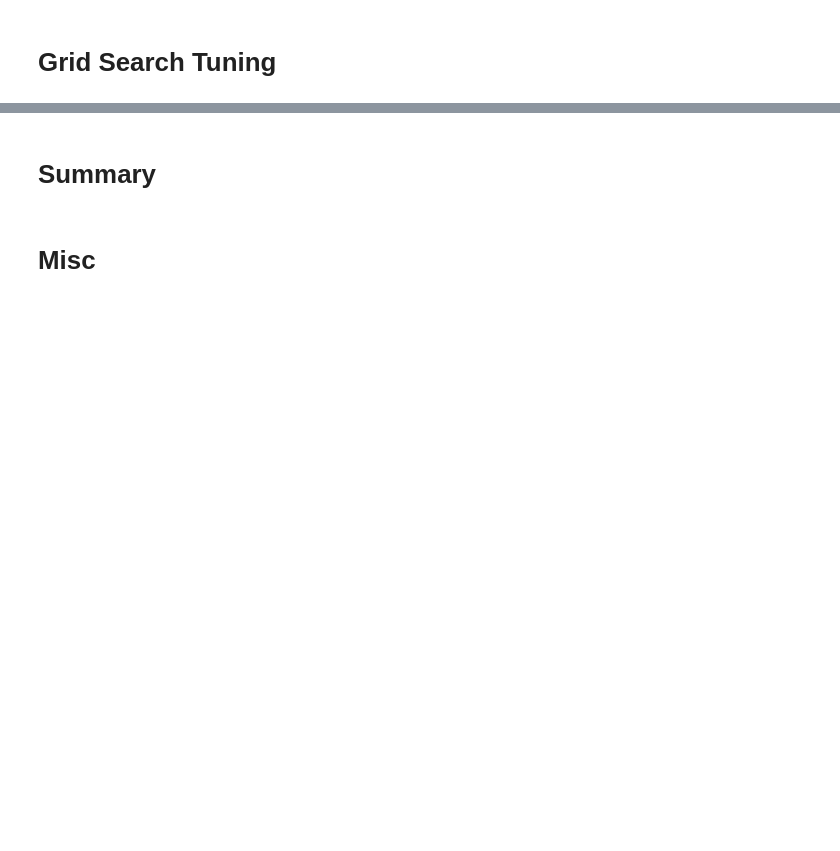
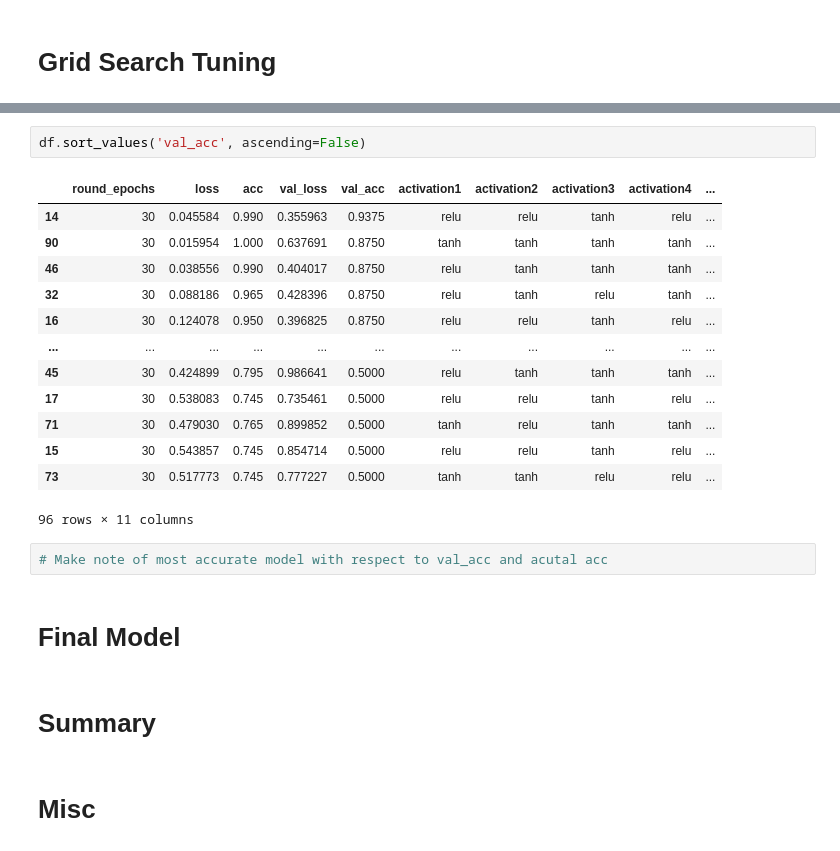
Before and after one commit to INV-VTL/P4-Project, a Jupyter notebook: Notebook.ipynb, the cells around one changed output, grey strips where cells are left out. Saved outputs shown, nothing was run; the diff lists cells and outputs as text; blank space fills up the shorter version.

```diff
--- a/Notebook.ipynb
+++ b/Notebook.ipynb
@@ -482,3 +796,23 @@ results_test
+# %%
+df.sort_values('val_acc', ascending=False)
+# %% [output]
+|  | round_epochs | loss | acc | val_loss | val_acc | activation1 | activation2 | activation3 | activation4 | ... |
+| 14 | 30 | 0.045584 | 0.990 | 0.355963 | 0.9375 | relu | relu | tanh | relu | ... |
+| 90 | 30 | 0.015954 | 1.000 | 0.637691 | 0.8750 | tanh | tanh | tanh | tanh | ... |
+| 46 | 30 | 0.038556 | 0.990 | 0.404017 | 0.8750 | relu | tanh | tanh | tanh | ... |
+| 32 | 30 | 0.088186 | 0.965 | 0.428396 | 0.8750 | relu | tanh | relu | tanh | ... |
+| 16 | 30 | 0.124078 | 0.950 | 0.396825 | 0.8750 | relu | relu | tanh | relu | ... |
+| ... | ... | ... | ... | ... | ... | ... | ... | ... | ... | ... |
+| 45 | 30 | 0.424899 | 0.795 | 0.986641 | 0.5000 | relu | tanh | tanh | tanh | ... |
+| 17 | 30 | 0.538083 | 0.745 | 0.735461 | 0.5000 | relu | relu | tanh | relu | ... |
+| 71 | 30 | 0.479030 | 0.765 | 0.899852 | 0.5000 | tanh | relu | tanh | tanh | ... |
+| 15 | 30 | 0.543857 | 0.745 | 0.854714 | 0.5000 | relu | relu | tanh | relu | ... |
+| 73 | 30 | 0.517773 | 0.745 | 0.777227 | 0.5000 | tanh | tanh | relu | relu | ... |
+96 rows × 11 columns
+# %%
+# Make note of most accurate model with respect to val_acc and acutal acc
+# %% [markdown]
+# Final Model
 # %% [markdown]
 # Summary
 # %% [markdown]
```
Also changed, not shown: parts of 33 cells of this notebook, 2 other files.
